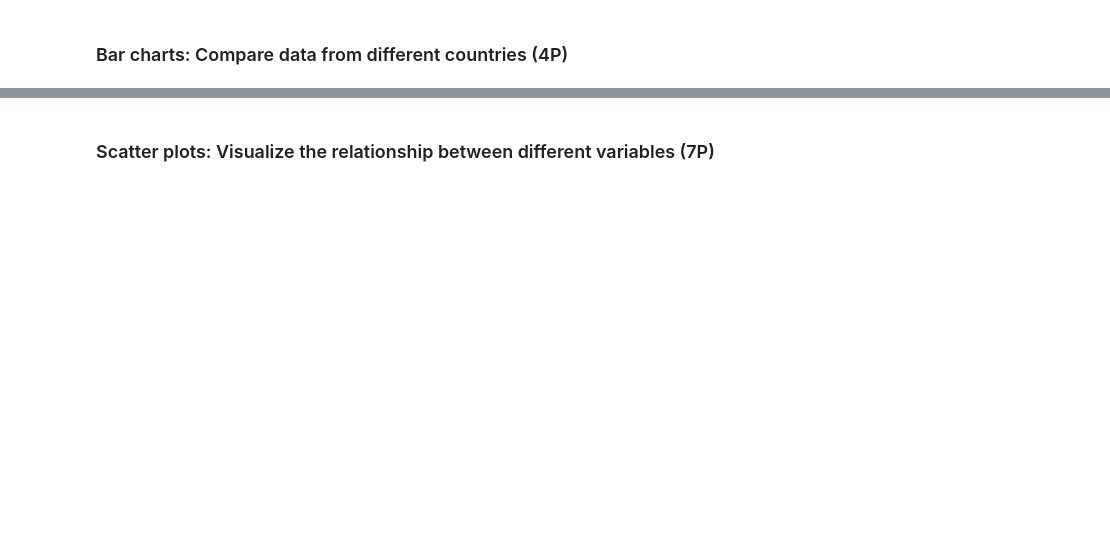
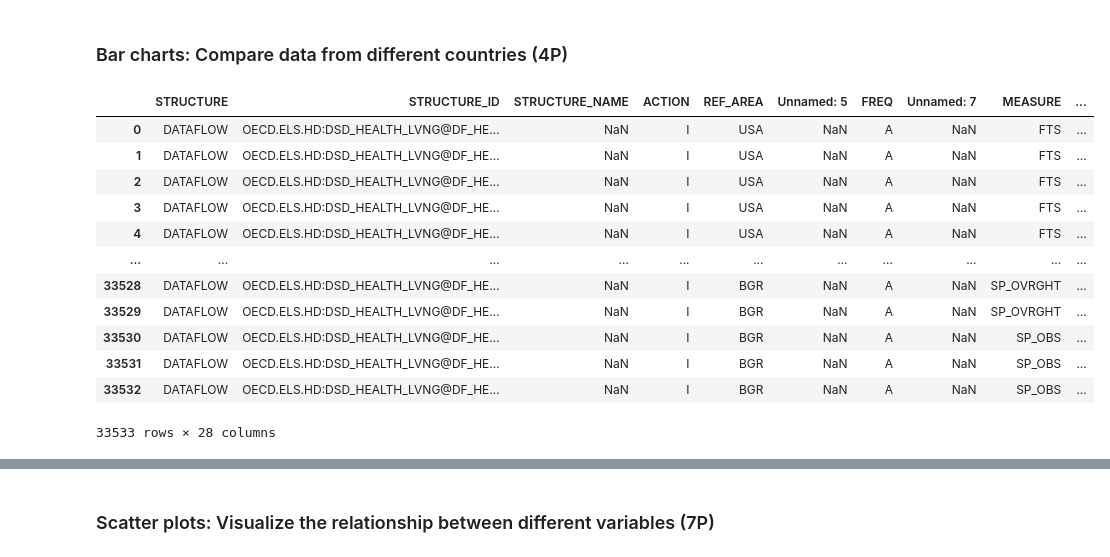
Before and after one commit to trigsaw/Assignment2, a Jupyter notebook: assignment2.ipynb, the cells around one changed output, grey strips where cells are left out. Saved outputs shown, nothing was run; the diff lists cells and outputs as text; code cells hidden in the pictures; blank space fills up the shorter version.

```diff
--- a/assignment2.ipynb
+++ b/assignment2.ipynb
@@ -119,2 +113,19 @@ plt.grid(True)
 # %% [markdown]
 ### Bar charts: Compare data from different countries (4P)
+# %%
+data = pa.read_csv("OECD.ELS.HD,DSD_HEALTH_LVNG@DF_HEALTH_LVNG,+all.csv", delimiter = ",")   # Daten einlesen
+data
+# %% [output]
+|  | STRUCTURE | STRUCTURE_ID | STRUCTURE_NAME | ACTION | REF_AREA | Unnamed: 5 | FREQ | Unnamed: 7 | MEASURE | ... |
+| 0 | DATAFLOW | OECD.ELS.HD:DSD_HEALTH_LVNG@DF_HE... | NaN | I | USA | NaN | A | NaN | FTS | ... |
+| 1 | DATAFLOW | OECD.ELS.HD:DSD_HEALTH_LVNG@DF_HE... | NaN | I | USA | NaN | A | NaN | FTS | ... |
+| 2 | DATAFLOW | OECD.ELS.HD:DSD_HEALTH_LVNG@DF_HE... | NaN | I | USA | NaN | A | NaN | FTS | ... |
+| 3 | DATAFLOW | OECD.ELS.HD:DSD_HEALTH_LVNG@DF_HE... | NaN | I | USA | NaN | A | NaN | FTS | ... |
+| 4 | DATAFLOW | OECD.ELS.HD:DSD_HEALTH_LVNG@DF_HE... | NaN | I | USA | NaN | A | NaN | FTS | ... |
+| ... | ... | ... | ... | ... | ... | ... | ... | ... | ... | ... |
+| 33528 | DATAFLOW | OECD.ELS.HD:DSD_HEALTH_LVNG@DF_HE... | NaN | I | BGR | NaN | A | NaN | SP_OVRGHT | ... |
+| 33529 | DATAFLOW | OECD.ELS.HD:DSD_HEALTH_LVNG@DF_HE... | NaN | I | BGR | NaN | A | NaN | SP_OVRGHT | ... |
+| 33530 | DATAFLOW | OECD.ELS.HD:DSD_HEALTH_LVNG@DF_HE... | NaN | I | BGR | NaN | A | NaN | SP_OBS | ... |
+| 33531 | DATAFLOW | OECD.ELS.HD:DSD_HEALTH_LVNG@DF_HE... | NaN | I | BGR | NaN | A | NaN | SP_OBS | ... |
+| 33532 | DATAFLOW | OECD.ELS.HD:DSD_HEALTH_LVNG@DF_HE... | NaN | I | BGR | NaN | A | NaN | SP_OBS | ... |
+33533 rows × 28 columns
```
Also changed, not shown: parts of 3 cells of this notebook.
